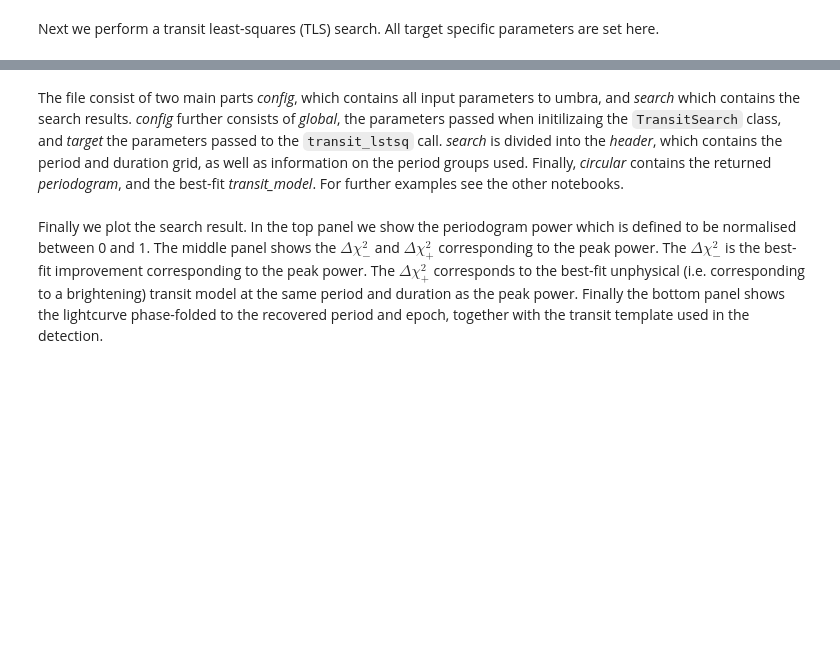
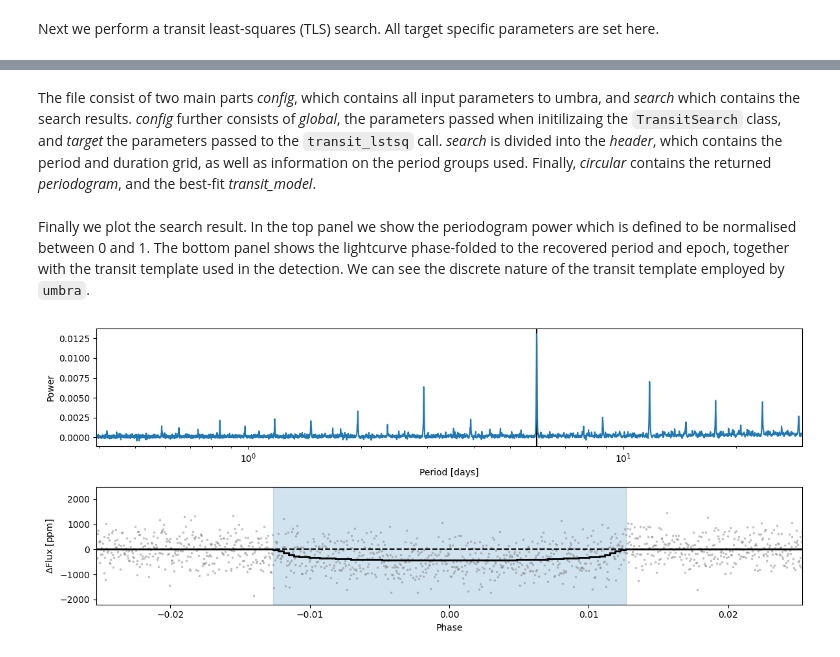
Before and after one commit to talensgj/kernelsearch, a Jupyter notebook: examples/simple-example.ipynb, the cells around one changed output, grey strips where cells are left out. Cells and saved outputs as stored; diff of their text form; code cells hidden in the pictures; blank space fills up the shorter version.

Commit message:
Update the example notebook.

```diff
--- a/examples/simple-example.ipynb
+++ b/examples/simple-example.ipynb
@@ -92,6 +92,7 @@ plt.tight_layout()
 We're now ready to perform the transit search. We start by creating in instance of the TransitSearch class and setting the perioogram normalisation and the spacing of the duration grid. All target independent parameters of the search are set here.
 # %%
 ts = umbra.TransitSearch(
+    period_sampling=1,  # WARNING: we use a value of 1 for demonstration purposes only.
     normalisation='umbra',  # Use the 'umbra' normalisation for the periodogram power.
     frac_duration_step=1.15,  # Set the duration sampling.
 )
@@ -110,6 +111,5 @@ search_result = ts.transit_lstsq(
     max_stellar_mass=1.2,
     ld_type=ld_type,  # We use the true limb-darkening for this example search.
     ld_pars=ld_pars,
-    output_file='simple-example.asdf'
 )
 # %% [markdown]
@@ -119,45 +137,13 @@ search_result.info(max_rows=None, show_values=False)
 # %% [markdown]
-The file consist of two main parts *config*, which contains all input parameters to umbra, and *search* which contains the search results. *config* further consists of *global*, the parameters passed when initilizaing the `TransitSearch` class, and *target* the parameters passed to the `transit_lstsq` call. *search* is divided into the *header*, which contains the period and duration grid, as well as information on the period groups used. Finally, *circular* contains the returned *periodogram*, and the best-fit *transit_model*. For further examples see the other notebooks.
+The file consist of two main parts *config*, which contains all input parameters to umbra, and *search* which contains the search results. *config* further consists of *global*, the parameters passed when initilizaing the `TransitSearch` class, and *target* the parameters passed to the `transit_lstsq` call. *search* is divided into the *header*, which contains the period and duration grid, as well as information on the period groups used. Finally, *circular* contains the returned *periodogram*, and the best-fit *transit_model*.
 # %% [markdown]
-Finally we plot the search result. In the top panel we show the periodogram power which is defined to be normalised between 0 and 1. The middle panel shows the $\Delta\chi^2_{-}$ and $\Delta\chi^2_{+}$ corresponding to the peak power. The $\Delta\chi^2_{-}$ is the best-fit improvement corresponding to the peak power. The $\Delta\chi^2_{+}$ corresponds to the best-fit unphysical (i.e. corresponding to a brightening) transit model at the same period and duration as the peak power. Finally the bottom panel shows the lightcurve phase-folded to the recovered period and epoch, together with the transit template used in the detection.
+Finally we plot the search result. In the top panel we show the periodogram power which is defined to be normalised between 0 and 1. The bottom panel shows the lightcurve phase-folded to the recovered period and epoch, together with the transit template used in the detection. We can see the discrete nature of the transit template employed by `umbra`.
 # %%
 # Unpack parts of the tree.
 periodogram = search_result['search']['circular']['periodogram']  # Search result periodogram.
 transit_model = search_result['search']['circular']['transit_model']  # Best-fit transit model.
 
-plt.figure(figsize=(12, 8))
-
-ax = plt.subplot(311)
-
-plt.semilogx(periodogram['periods'], periodogram['power'])
-
-plt.xlim(periodogram['periods'][0], periodogram['periods'][-1])
-
-plt.xlabel('Period [days]')
-plt.ylabel('Power')
-
-plt.subplot(312, sharex=ax)
-
-plt.semilogx(periodogram['periods'], periodogram['dchisq_dec'], label=r'$\Delta\chi^2_{-}$')
-plt.semilogx(periodogram['periods'], periodogram['dchisq_inc'], label=r'$\Delta\chi^2_{+}$')
-
-plt.legend()
-plt.xlabel('Period [days]')
-plt.ylabel(r'$\Delta\chi^2$')
-
-plt.subplot(313)
-
-# Phase fold the lightcurve to the parameters of the best-fit model.
-parameters = transit_model['parameters']
-phase = umbra.phase_fold(time, parameters['period'], parameters['midpoint'])
-
-plt.plot(phase, 1e6 * (flux - 1), '.', markersize=5, markeredgecolor='None', alpha=0.5, color='gray')
-plt.stairs(1e6 * (transit_model['flux'] - 1), transit_model['phase_edges'], baseline=None, lw=2, color='k', zorder=10)
-
-dx = 2*parameters['duration']/parameters['period']
-plt.xlim(-dx, dx)
-
-plt.xlabel('Phase')
-plt.ylabel(r'$\Delta$Flux [ppm]')
-
-plt.tight_layout()
+# Use the quick look diagnostic plot.
+umbra.plot_quick_look(time, flux, periodogram, transit_model)
+# %% [output]
+[figure, added]
```
Also changed, not shown: parts of 2 cells of this notebook.
